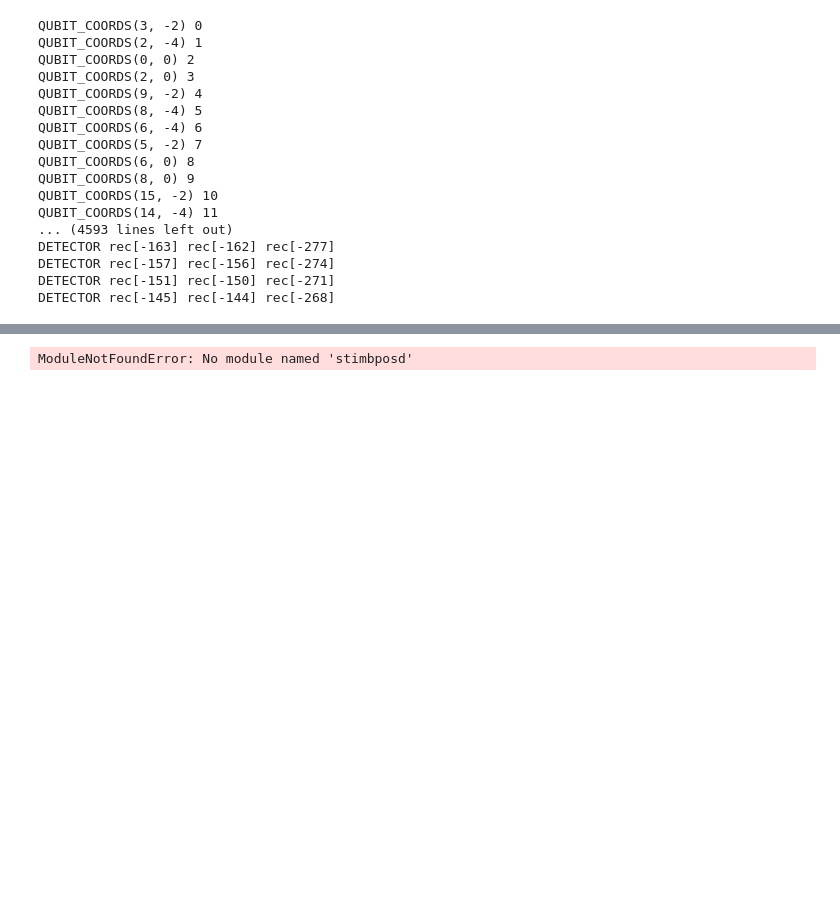
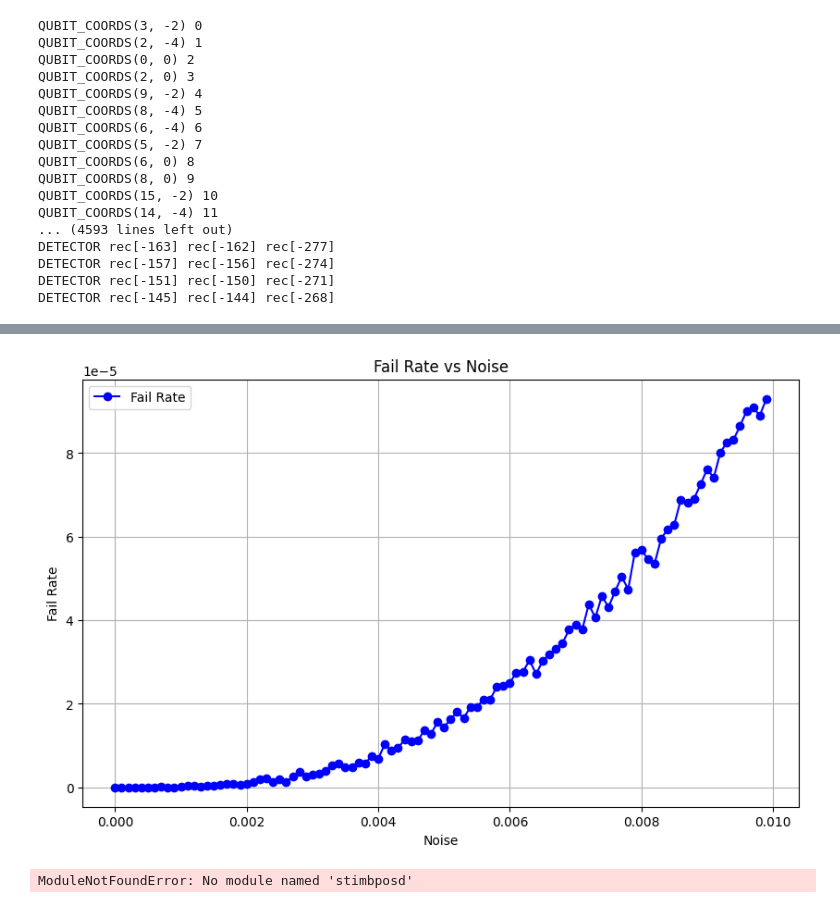
Before and after one commit to yugahirai/invention, a Jupyter notebook: stim/unfolding_color_code_3.ipynb, the cells around one changed output, grey strips where cells are left out. Cells and saved outputs as stored; diff of their text form; code cells hidden in the pictures; blank space fills up the shorter version.

```diff
--- a/stim/unfolding_color_code_3.ipynb
+++ b/stim/unfolding_color_code_3.ipynb
@@ -367,19 +367,19 @@ def append_qubit_coords(circuit, qubit_coords):
         circuit.append("QUBIT_COORDS", [qubit], [x, y])
 
 # すべてのデータキュービットをリセット
-def reset_data_qubits(circuit, data_qubits):
+def reset_data_qubits(circuit, data_qubits, p):
     for qubit in data_qubits:
         circuit.append("R", [qubit])
         circuit.append("X_ERROR", [qubit], p)
 
 # すべてのアンシラキュービットをリセット
-def reset_ancilla_qubits(circuit, ancilla_qubits):
+def reset_ancilla_qubits(circuit, ancilla_qubits, p):
     for qubit in ancilla_qubits:
         circuit.append("R", [qubit])
         circuit.append("X_ERROR", [qubit], p)
 
 # シンドローム測定の追加
-def append_syndrome_measurement(circuit, stabilizer, is_X_stabilizer=False, add_detector=False, interval = False):
+def append_syndrome_measurement(circuit, stabilizer, p, is_X_stabilizer=False, add_detector=False, interval = False):
     # CNOTゲートの適用の前後にHゲートを追加
     if is_X_stabilizer:
         for ancilla in stabilizer.keys():
@@ -429,6 +429,7 @@ def append_syndrome_measurement(circuit, stabilizer, is_X_stabilizer=False, add_
 if __name__ == "__main__":
     circuit = initialize_circuit()
 
+
     color_face_Z_stabilizer = {
         12: (2, 3, 5, 6), 13: (1, 2, 3, 4), 14: (3, 4, 6, 7)
     }
@@ -443,12 +444,12 @@ if __name__ == "__main__":
 
 
     append_qubit_coords(circuit, data_qubits|ancilla_qubits)
-    reset_data_qubits(circuit, data_qubits)
-    reset_ancilla_qubits(circuit, ancilla_qubits)
+    reset_data_qubits(circuit, data_qubits, p=p)
+    reset_ancilla_qubits(circuit, ancilla_qubits, p=p)
     circuit.append("TICK")
 
-    append_syndrome_measurement(circuit, green_X_edge|green_X_face, is_X_stabilizer=True)
-    append_syndrome_measurement(circuit, blue_Z_edge|blue_Z_face)
+    append_syndrome_measurement(circuit, green_X_edge|green_X_face, is_X_stabilizer=True, p=p)
+    append_syndrome_measurement(circuit, blue_Z_edge|blue_Z_face, p=p)
 
     for i in range((d+1)*(d-1)//4):
         circuit.append("DETECTOR", [stim.target_rec(-(i+1))])
@@ -473,7 +474,7 @@ if __name__ == "__main__":
                 else:
                     circuit.append("DETECTOR", [stim.target_rec(-d*(d-1)+3*i-1+(3*(d-1)//2)*m), stim.target_rec(-d*(d-1)+3*i-1+4+(3*(d-1)//2)*m), stim.target_rec(-d*(d-1)+3*(d-1)//2+3*i+1+(3*(d-1)//2)*m-2*(i)-1)])
 
-    append_syndrome_measurement(circuit, green_X_edge|green_X_face, is_X_stabilizer=True)
+    append_syndrome_measurement(circuit, green_X_edge|green_X_face, is_X_stabilizer=True, p=p)
 
     for i in range((d+1)*(d-1)//4):
          circuit.append("DETECTOR", [stim.target_rec(-(i+1)), stim.target_rec(-(i+1)-2*T)])
@@ -490,7 +491,7 @@ if __name__ == "__main__":
     for i in range((d-1)//2):
         circuit.append("DETECTOR", [stim.target_rec(-i*(3*d-1)//2-1-(d+1)*(d-1)//4), stim.target_rec(-i*(3*d-1)//2-1-(d+1)*(d-1)//4-2*T)])
 
-    append_syndrome_measurement(circuit, blue_Z_edge|blue_Z_face)
+    append_syndrome_measurement(circuit, blue_Z_edge|blue_Z_face, p=p)
     for i in range((d+1)*(d-1)//4):
         circuit.append("DETECTOR", [stim.target_rec(-(i+1)), stim.target_rec(-(i+1)-2*T)])
     for m in range((d-1)//2):
@@ -723,0 +1261,52 @@ print(str(fail) + "/" + str(num_shot) + " " + str(fail/num_shot) + "%")
+# %%
+import math
+import numpy as np
+import matplotlib.pyplot as plt
+import stim  # Stimライブラリをインポート
+
+num_shot = 10_000_000
+x_list = []
+y_list = []
+
+for m in range(100):
+    noise = m * 1e-4
+    circuit = stim.Circuit.generated(
+        "surface_code:rotated_memory_z",
+        rounds=1,
+        distance=3,
+        after_clifford_depolarization=noise,
+        after_reset_flip_probability=noise,
+        before_measure_flip_probability=noise,
+        before_round_data_depolarization=noise
+    )
+    sampler = circuit.compile_detector_sampler()
+    num_sample_list = sampler.sample(num_shot, separate_observables=True)
+
+    # NumPy配列への変換
+    sampled_observables = np.array(num_sample_list[0], dtype=bool)
+    detector_results = np.array(num_sample_list[1], dtype=bool)
+
+    # ベクトル化された条件判定
+    is_all_false = ~sampled_observables.any(axis=1)
+    detector_condition = detector_results[:, 0]
+
+    # failのカウント
+    fail = np.sum(is_all_false & detector_condition)
+
+    # 結果の保存
+    x_list.append(noise)
+    y_list.append(fail / num_shot)
+
+    # 進捗の表示
+    print(f"{fail}/{num_shot} {fail / num_shot:.10f}%")
+
+# グラフの作成
+plt.figure(figsize=(10, 6))
+plt.plot(x_list, y_list, marker='o', linestyle='-', color='b', label='Fail Rate')
+plt.xlabel('Noise')
+plt.ylabel('Fail Rate')
+plt.title('Fail Rate vs Noise')
+plt.grid(True)
+plt.legend()
+plt.show()
+# %% [output]
@@ -724,3 +1330,4 @@ print(str(fail) + "/" + str(num_shot) + " " + str(fail/num_shot) + "%")
+[figure, added]
 # %%
 def count_logical_errors(circuit: stim.Circuit, num_shots: int) -> int:
     # Sample the circuit.
```
Also changed, not shown: parts of 6 cells of this notebook, 7 other files.
